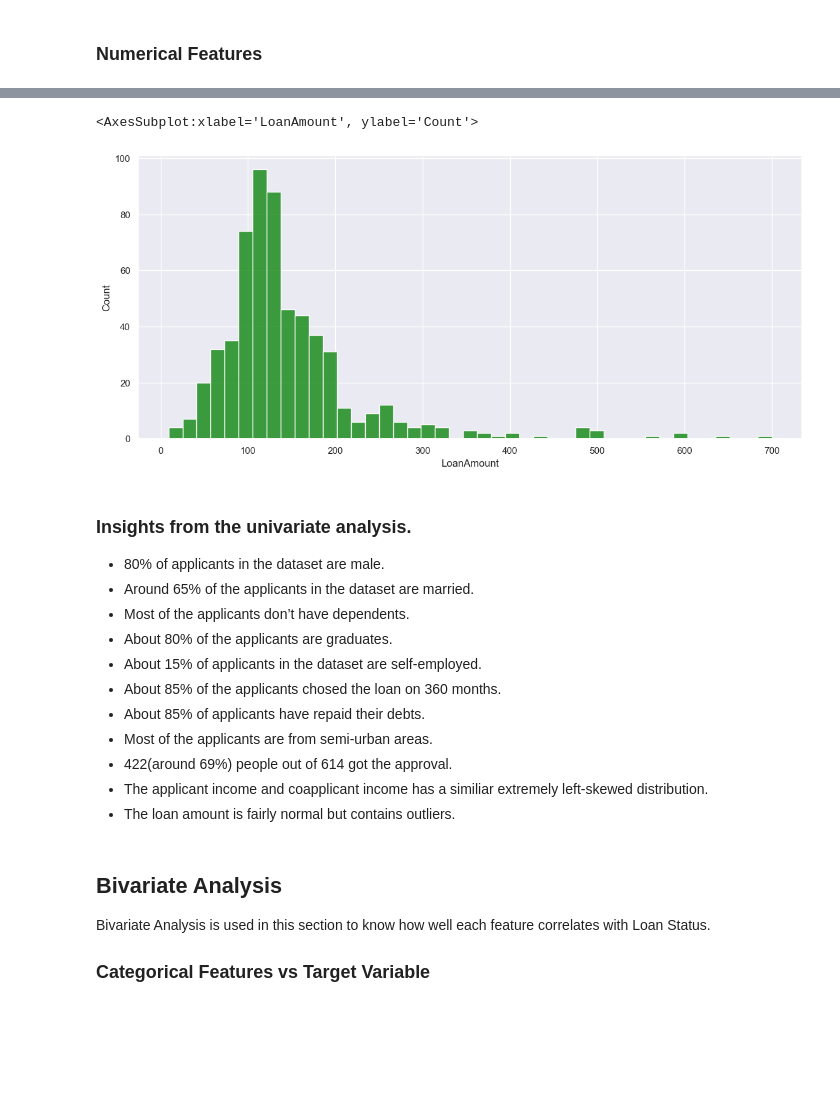
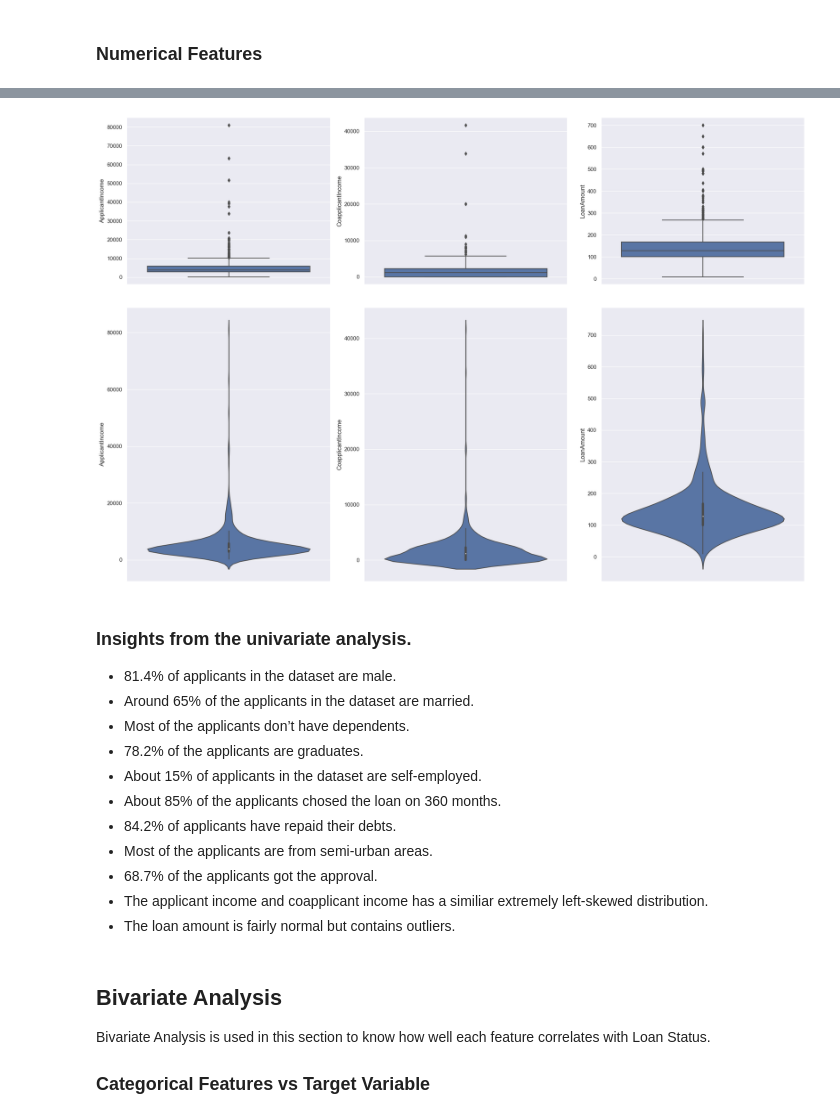
Before and after one commit to ahmedelgamal0/Loan-Eligibility-Prediction, a Jupyter notebook: Loan_Predection.ipynb, the cells around one changed output, grey strips where cells are left out. Saved outputs shown, nothing was run; the diff lists cells and outputs as text; code cells hidden in the pictures; blank space fills up the shorter version.

```diff
--- a/Loan_Predection.ipynb
+++ b/Loan_Predection.ipynb
@@ -155,22 +157,36 @@ sns.histplot(train['CoapplicantIncome'], color='green')
-# %%
-# plot the histogram of LoanAmount
-plt.figure(figsize = (14, 6))
-sns.histplot(train['LoanAmount'],color='green')
-# %% [output]
-<AxesSubplot:xlabel='LoanAmount', ylabel='Count'>
-[figure, removed]
+# %%
+numerical_var = ['ApplicantIncome', 'CoapplicantIncome', 'LoanAmount']
+
+# Create figure with subplots
+fig, axs = plt.subplots(nrows=1, ncols=3, figsize=(20, 5))
+
+for i, var in enumerate(numerical_var):
+    sns.boxplot(y=var, data=train, ax=axs.flat[i])
+
+fig.tight_layout()
+# %% [output]
+[figure, added]
+# %%
+fig, axs = plt.subplots(nrows=1, ncols=3, figsize=(20, 8))
+
+for i, var in enumerate(numerical_var):
+    sns.violinplot(y=var, data=train, ax=axs.flat[i])
+
+fig.tight_layout()
+# %% [output]
+[figure, added]
 # %% [markdown]
 ### Insights from the univariate analysis.
 
-- 80% of applicants in the dataset are male.
+- 81.4% of applicants in the dataset are male.
 - Around 65% of the applicants in the dataset are married.
 - Most of the applicants don’t have dependents.
-- About 80% of the applicants are graduates.
+- 78.2% of the applicants are graduates.
 - About 15% of applicants in the dataset are self-employed.
 - About 85% of the applicants chosed the loan on 360 months.
-- About 85% of applicants have repaid their debts.
+- 84.2% of applicants have repaid their debts.
 - Most of the applicants are from semi-urban areas.
-- 422(around 69%) people out of 614 got the approval.
+- 68.7% of the applicants got the approval.
 - The applicant income and coapplicant income has a similiar extremely left-skewed distribution.
 - The loan amount is fairly normal but contains outliers.
 # %% [markdown]
```
Also changed, not shown: parts of 30 cells of this notebook.
